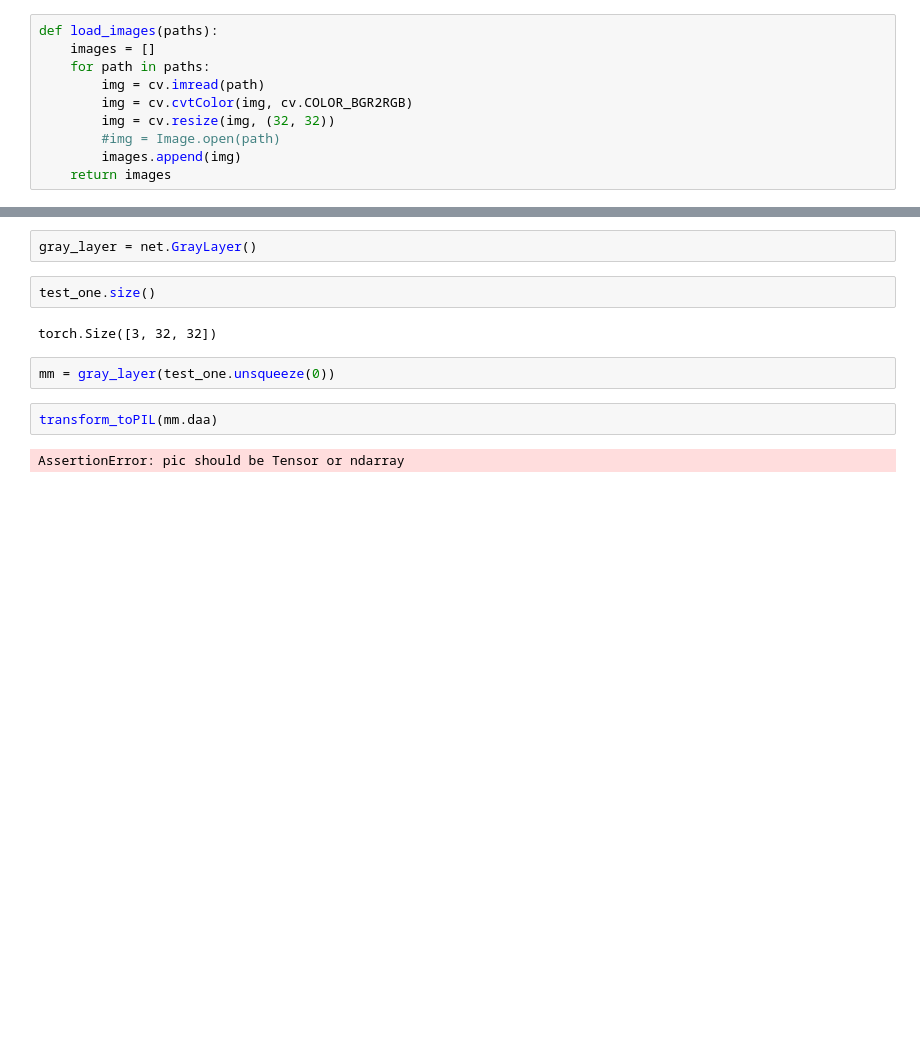
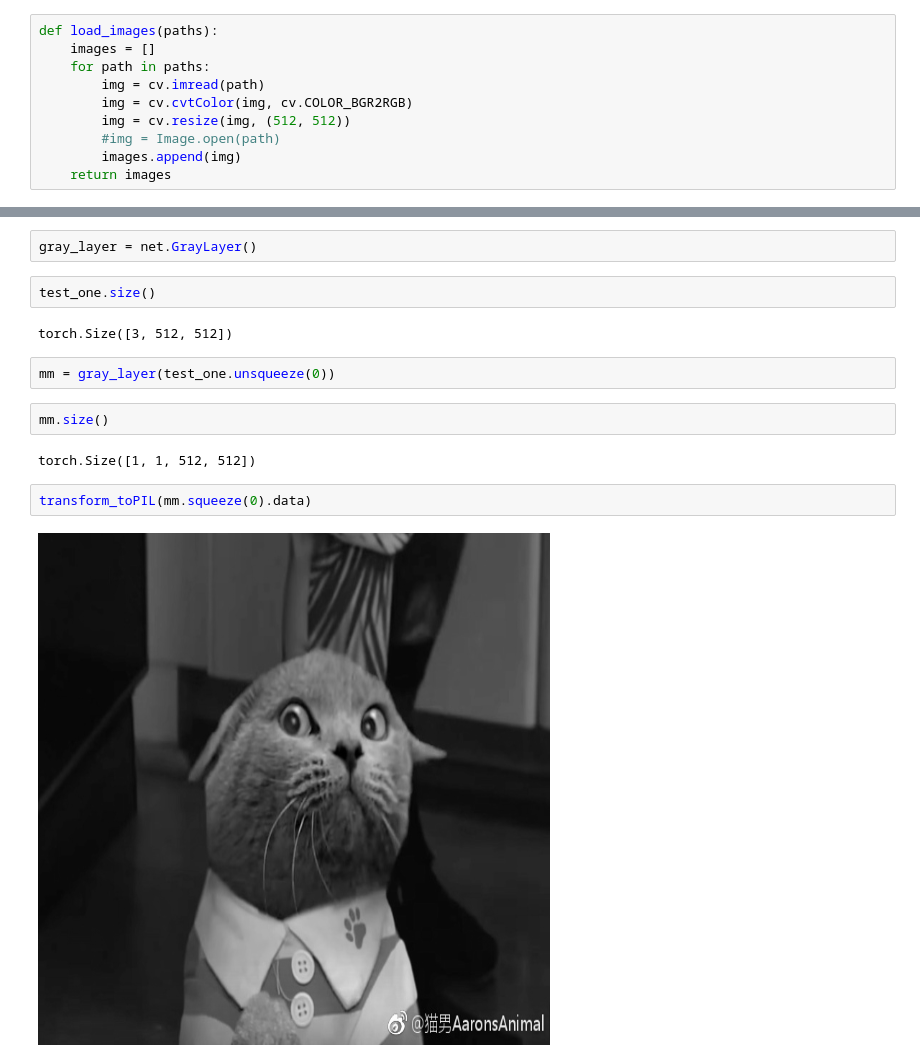
Before and after one commit to wondervictor/Playground, a Jupyter notebook: Colorization/inference.ipynb, the cells around one changed output, grey strips where cells are left out. Cells and saved outputs as stored; diff of their text form; blank space fills up the shorter version.

```diff
--- a/Colorization/inference.ipynb
+++ b/Colorization/inference.ipynb
@@ -40,7 +40,7 @@ def load_images(paths):
     for path in paths:
         img = cv.imread(path)
         img = cv.cvtColor(img, cv.COLOR_BGR2RGB)
-        img = cv.resize(img, (32, 32))
+        img = cv.resize(img, (512, 512))
         #img = Image.open(path)
         images.append(img)
     return images
@@ -139,10 +141,14 @@ gray_layer = net.GrayLayer()
 # %%
 test_one.size()
 # %% [output]
-torch.Size([3, 32, 32])
+torch.Size([3, 512, 512])
 # %%
 mm = gray_layer(test_one.unsqueeze(0))
+# %%
+mm.size()
+# %% [output]
+torch.Size([1, 1, 512, 512])
 # %%
-transform_toPIL(mm.daa)
+transform_toPIL(mm.squeeze(0).data)
 # %% [output]
-AssertionError: pic should be Tensor or ndarray
+[figure, added]
```
Also changed, not shown: parts of 4 cells of this notebook, 2 other files.
